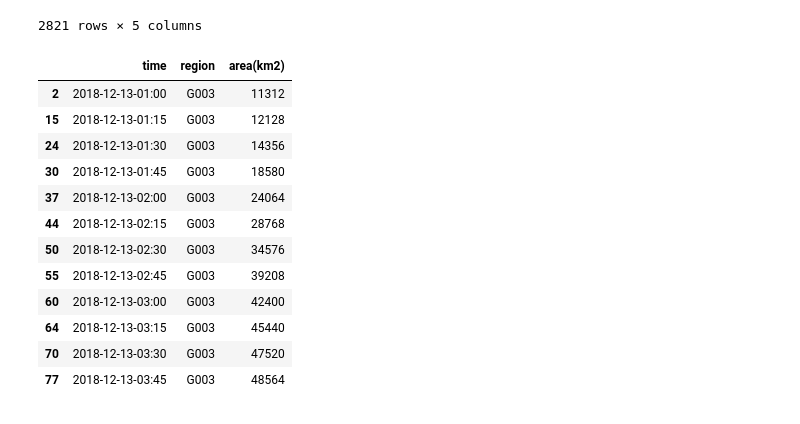
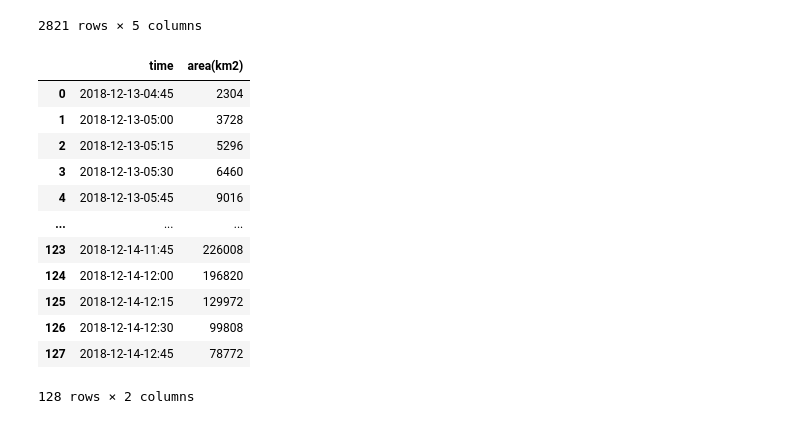
Before and after one commit to jose-velarde/LEONA-Motion-Detection, a Jupyter notebook: Matlab/temp_analysis.ipynb, the cells around one changed output. Drawn from its saved outputs; the diff is of its cells as text; code cells hidden in the pictures.

```diff
--- a/Matlab/temp_analysis.ipynb
+++ b/Matlab/temp_analysis.ipynb
@@ -29,16 +36,24 @@ manual_tracking3 = ['C055','C059']
-# %%
-data.loc[data['region'] in manual_tracking1, ['time','region', 'area(km2)']]
-# %% [output]
-|  | time | region | area(km2) |
-| 2 | 2018-12-13-01:00 | G003 | 11312 |
-| 15 | 2018-12-13-01:15 | G003 | 12128 |
-| 24 | 2018-12-13-01:30 | G003 | 14356 |
-| 30 | 2018-12-13-01:45 | G003 | 18580 |
-| 37 | 2018-12-13-02:00 | G003 | 24064 |
-| 44 | 2018-12-13-02:15 | G003 | 28768 |
-| 50 | 2018-12-13-02:30 | G003 | 34576 |
-| 55 | 2018-12-13-02:45 | G003 | 39208 |
-| 60 | 2018-12-13-03:00 | G003 | 42400 |
-| 64 | 2018-12-13-03:15 | G003 | 45440 |
-| 70 | 2018-12-13-03:30 | G003 | 47520 |
-| 77 | 2018-12-13-03:45 | G003 | 48564 |
+# %%
+region1 = data.loc[data['region'].isin(manual_tracking1), ['time', 'area(km2)']].groupby(['time']).sum().reset_index()
+region2 = data.loc[data['region'].isin(manual_tracking2), ['time', 'area(km2)']].groupby(['time']).sum().reset_index()
+region3 = data.loc[data['region'].isin(manual_tracking3), ['time', 'area(km2)']].groupby(['time']).sum().reset_index()
+region4 = data.loc[data['region'].isin(manual_tracking4), ['time', 'area(km2)']].groupby(['time']).sum().reset_index()
+region5 = data.loc[data['region'].isin(manual_tracking5), ['time', 'area(km2)']].groupby(['time']).sum().reset_index()
+region6 = data.loc[data['region'].isin(manual_tracking6), ['time', 'area(km2)']].groupby(['time']).sum().reset_index()
+region7 = data.loc[data['region'].isin(manual_tracking7), ['time', 'area(km2)']].groupby(['time']).sum().reset_index()
+region7_1 = data.loc[data['region'].isin(manual_tracking7_1), ['time', 'area(km2)']].groupby(['time']).sum().reset_index()
+region1
+# %% [output]
+|  | time | area(km2) |
+| 0 | 2018-12-13-04:45 | 2304 |
+| 1 | 2018-12-13-05:00 | 3728 |
+| 2 | 2018-12-13-05:15 | 5296 |
+| 3 | 2018-12-13-05:30 | 6460 |
+| 4 | 2018-12-13-05:45 | 9016 |
+| ... | ... | ... |
+| 123 | 2018-12-14-11:45 | 226008 |
+| 124 | 2018-12-14-12:00 | 196820 |
+| 125 | 2018-12-14-12:15 | 129972 |
+| 126 | 2018-12-14-12:30 | 99808 |
+| 127 | 2018-12-14-12:45 | 78772 |
+128 rows × 2 columns
```
Also changed, not shown: parts of 3 cells of this notebook, 14 other files.
